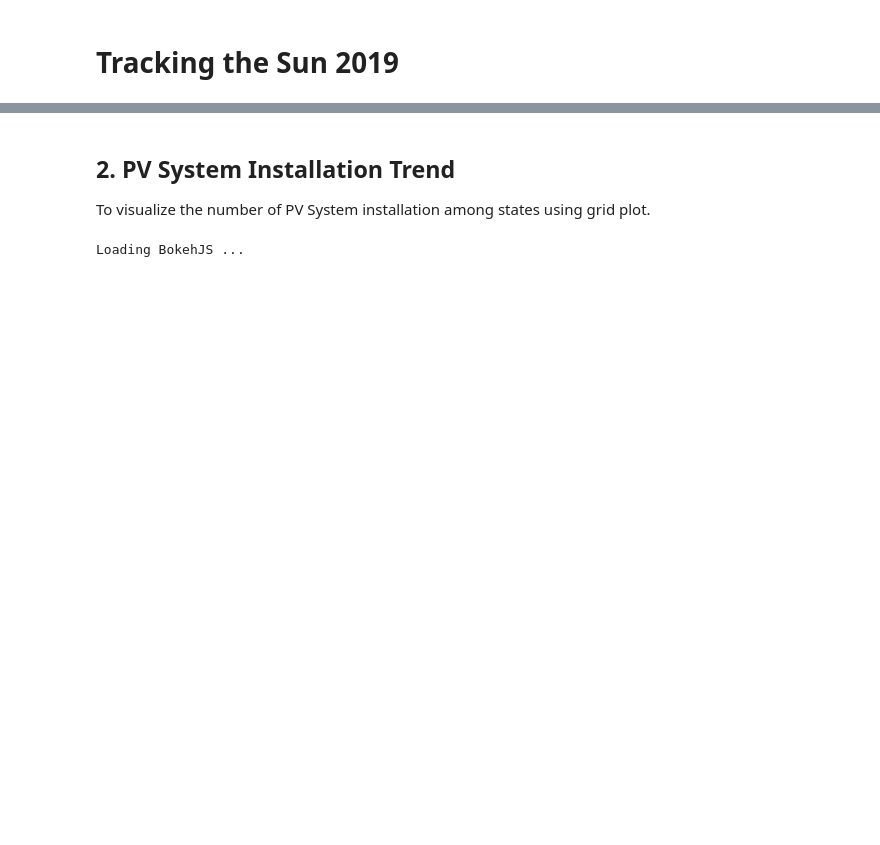
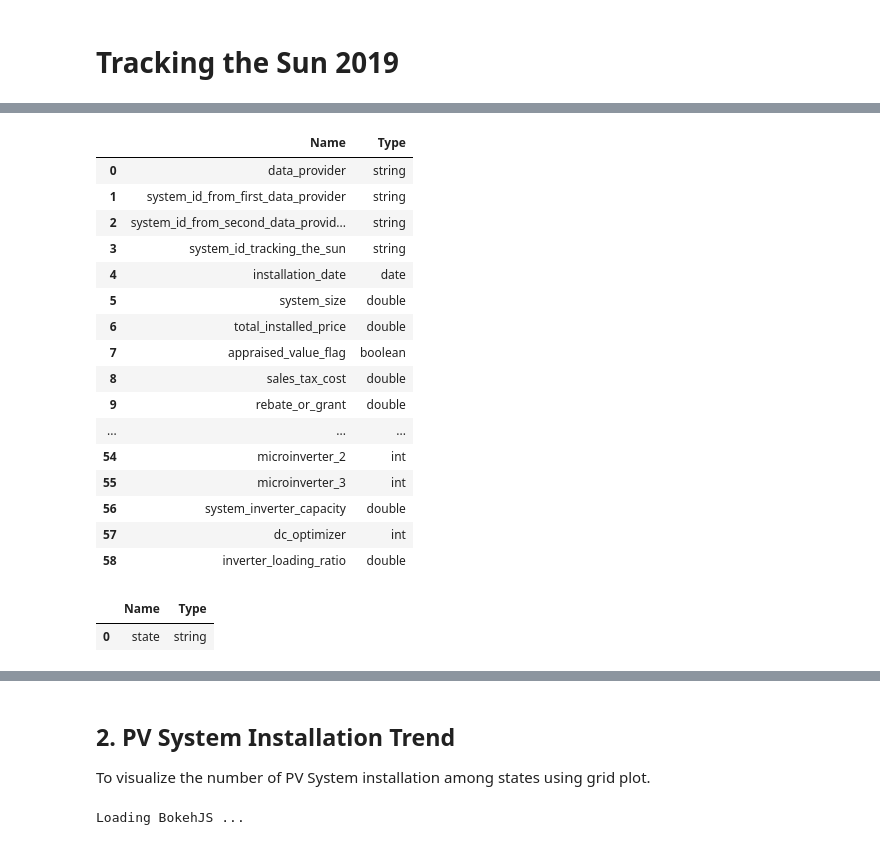
Before and after one commit to openEDI/open-data-access-tools, a Jupyter notebook: examples/Tracking-the-Sun-2019.ipynb, the cells around one changed output, grey strips where cells are left out. Saved outputs shown, nothing was run; the diff lists cells and outputs as text; code cells hidden in the pictures; blank space fills up the shorter version.

```diff
--- a/examples/Tracking-the-Sun-2019.ipynb
+++ b/examples/Tracking-the-Sun-2019.ipynb
@@ -73,0 +16,27 @@ for row in result.fetchall():
+# %%
+glue = OEDIGlue()
+# %%
+glue.get_table_columns(database_name, table_name)
+# %% [output]
+|  | Name | Type |
+| 0 | data_provider | string |
+| 1 | system_id_from_first_data_provider | string |
+| 2 | system_id_from_second_data_provid... | string |
+| 3 | system_id_tracking_the_sun | string |
+| 4 | installation_date | date |
+| 5 | system_size | double |
+| 6 | total_installed_price | double |
+| 7 | appraised_value_flag | boolean |
+| 8 | sales_tax_cost | double |
+| 9 | rebate_or_grant | double |
+| ... | ... | ... |
+| 54 | microinverter_2 | int |
+| 55 | microinverter_3 | int |
+| 56 | system_inverter_capacity | double |
+| 57 | dc_optimizer | int |
+| 58 | inverter_loading_ratio | double |
+# %%
+glue.get_partition_keys(database_name, table_name)
+# %% [output]
+|  | Name | Type |
+| 0 | state | string |
```
Also changed, not shown: parts of 23 cells of this notebook.
